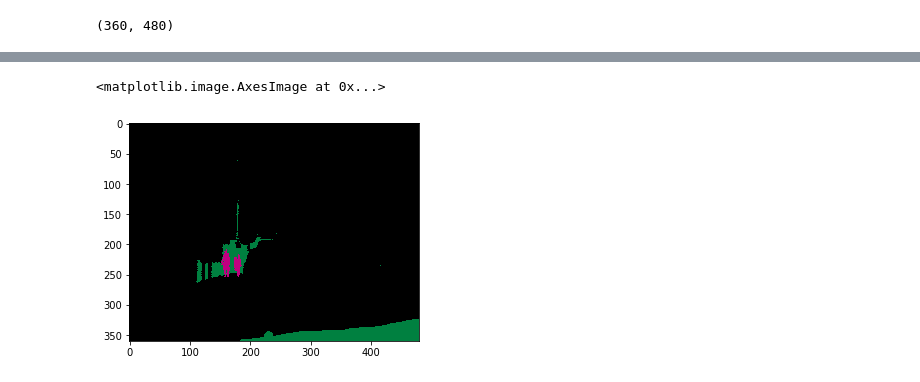
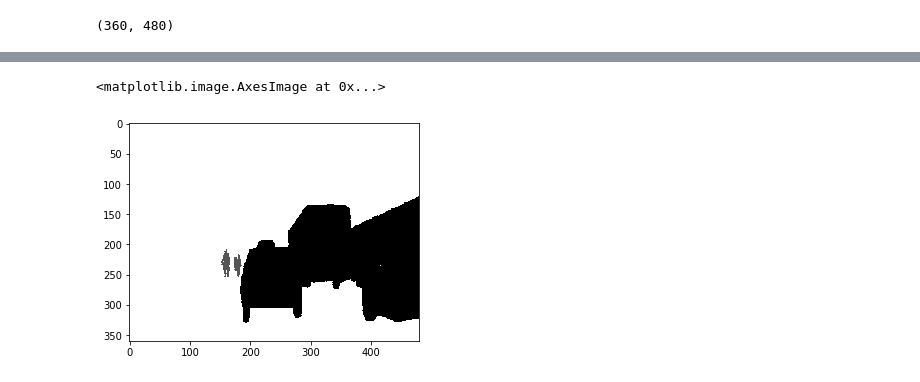
Before and after one commit to guanfuchen/deadline_6_30, a Jupyter notebook: scripts/img_transform.ipynb, the cells around one changed output, grey strips where cells are left out. Drawn from its saved outputs; the diff is of its cells as text; code cells hidden in the pictures.

```diff
--- a/scripts/img_transform.ipynb
+++ b/scripts/img_transform.ipynb
@@ -83,22 +137,13 @@ img_b = img_decode[:, :, 2::3]
-# %%
-for row in range(height):
-    for col in range(width):
-        if np.array_equal(img_decode[row, col, :], [64, 0, 128]):
-#             print('汽车 Car = [64, 0, 128]')
-            pass
-        elif np.array_equal(img_decode[row, col, :], [64, 64, 0]):
-#             print('行人 Pedestrian = [64, 64, 0]')
-            pass
-        elif np.array_equal(img_decode[row, col, :], [0, 128, 192]):
-#             print('自行车手 Bicyclist = [0, 128, 192]')
-            pass
-        elif np.array_equal(img_decode[row, col, :], [192, 128, 192]):
-#             print('自行车手 Bicyclist = [192, 128, 192]')
-            pass
-        else:
-            img_decode[row, col, :] = [0, 0, 0]
-# %%
-plt.imshow(img_decode)
-# %% [output]
-<matplotlib.image.AxesImage at 0x...>
-[figure, removed]
+# %%
+img_moving = np.copy(img)
+for row in range(height):
+    for col in range(width):
+        img_value = img_moving[row, col]
+        if img_value==8 or img_value==9:
+            pass
+        else:
+            img_moving[row, col]=11
+plt.imshow(img_moving, cmap='gray')
+# %% [output]
+<matplotlib.image.AxesImage at 0x...>
+[figure, added]
```
Also changed, not shown: parts of 18 cells of this notebook, 7 other files.
